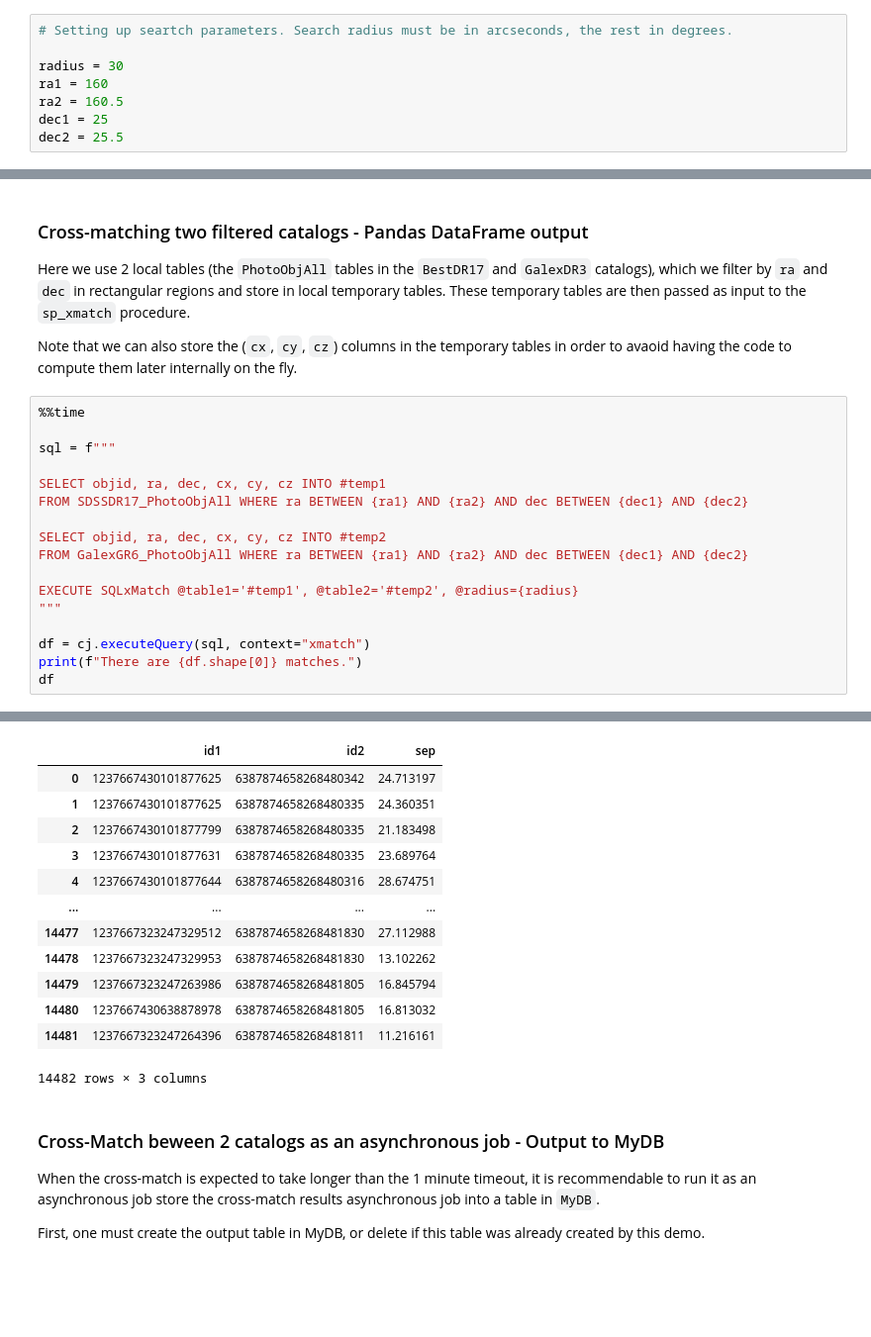
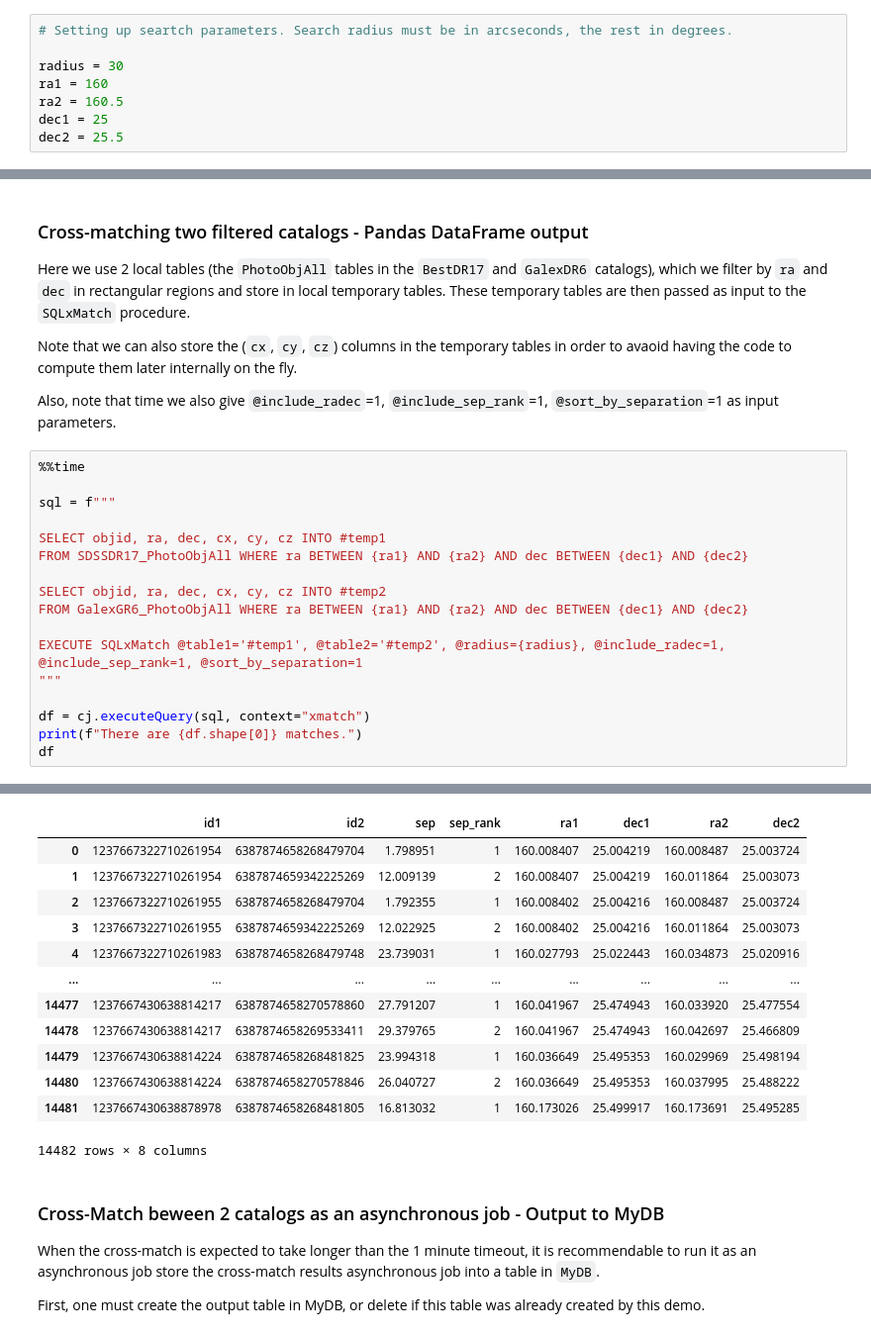
Before and after one commit to sciserver/SQLxMatch, a Jupyter notebook: demo/SQLxMatch_CasJobs_demo.ipynb, the cells around one changed output, grey strips where cells are left out. Shown at 99% size. Saved outputs shown, nothing was run; the diff lists cells and outputs as text; blank space fills up the shorter version.

```diff
--- a/demo/SQLxMatch_CasJobs_demo.ipynb
+++ b/demo/SQLxMatch_CasJobs_demo.ipynb
@@ -184,9 +185,11 @@ Wall time: 5.52 s
 # %% [markdown]
 ### Cross-matching two filtered catalogs - Pandas DataFrame output
 
-Here we use 2 local tables (the `PhotoObjAll` tables in the `BestDR17` and `GalexDR3` catalogs), which we filter by `ra` and `dec` in rectangular regions and store in local temporary tables. These temporary tables are then passed as input to the `sp_xmatch` procedure.
+Here we use 2 local tables (the `PhotoObjAll` tables in the `BestDR17` and `GalexDR6` catalogs), which we filter by `ra` and `dec` in rectangular regions and store in local temporary tables. These temporary tables are then passed as input to the `SQLxMatch` procedure.
 
 Note that we can also store the (`cx`, `cy`, `cz`) columns in the temporary tables in order to avaoid having the code to compute them later internally on the fly.
+
+Also, note that time we also give `@include_radec`=1, `@include_sep_rank`=1, `@sort_by_separation`=1 as input parameters.
 # %%
 %%time
 
@@ -198,7 +201,7 @@ FROM SDSSDR17_PhotoObjAll WHERE ra BETWEEN {ra1} AND {ra2} AND dec BETWEEN {dec1
 SELECT objid, ra, dec, cx, cy, cz INTO #temp2
 FROM GalexGR6_PhotoObjAll WHERE ra BETWEEN {ra1} AND {ra2} AND dec BETWEEN {dec1} AND {dec2}
 
-EXECUTE SQLxMatch @table1='#temp1', @table2='#temp2', @radius={radius}
+EXECUTE SQLxMatch @table1='#temp1', @table2='#temp2', @radius={radius}, @include_radec=1, @include_sep_rank=1, @sort_by_separation=1
 """
 
 df = cj.executeQuery(sql, context="xmatch")
@@ -211,16 +214,16 @@ Wall time: 4.39 s
-|  | id1 | id2 | sep |
-| 0 | 1237667430101877625 | 6387874658268480342 | 24.713197 |
-| 1 | 1237667430101877625 | 6387874658268480335 | 24.360351 |
-| 2 | 1237667430101877799 | 6387874658268480335 | 21.183498 |
-| 3 | 1237667430101877631 | 6387874658268480335 | 23.689764 |
-| 4 | 1237667430101877644 | 6387874658268480316 | 28.674751 |
-| ... | ... | ... | ... |
-| 14477 | 1237667323247329512 | 6387874658268481830 | 27.112988 |
-| 14478 | 1237667323247329953 | 6387874658268481830 | 13.102262 |
-| 14479 | 1237667323247263986 | 6387874658268481805 | 16.845794 |
-| 14480 | 1237667430638878978 | 6387874658268481805 | 16.813032 |
-| 14481 | 1237667323247264396 | 6387874658268481811 | 11.216161 |
+|  | id1 | id2 | sep | sep_rank | ra1 | dec1 | ra2 | dec2 |
+| 0 | 1237667322710261954 | 6387874658268479704 | 1.798951 | 1 | 160.008407 | 25.004219 | 160.008487 | 25.003724 |
+| 1 | 1237667322710261954 | 6387874659342225269 | 12.009139 | 2 | 160.008407 | 25.004219 | 160.011864 | 25.003073 |
+| 2 | 1237667322710261955 | 6387874658268479704 | 1.792355 | 1 | 160.008402 | 25.004216 | 160.008487 | 25.003724 |
+| 3 | 1237667322710261955 | 6387874659342225269 | 12.022925 | 2 | 160.008402 | 25.004216 | 160.011864 | 25.003073 |
+| 4 | 1237667322710261983 | 6387874658268479748 | 23.739031 | 1 | 160.027793 | 25.022443 | 160.034873 | 25.020916 |
+| ... | ... | ... | ... | ... | ... | ... | ... | ... |
+| 14477 | 1237667430638814217 | 6387874658270578860 | 27.791207 | 1 | 160.041967 | 25.474943 | 160.033920 | 25.477554 |
+| 14478 | 1237667430638814217 | 6387874658269533411 | 29.379765 | 2 | 160.041967 | 25.474943 | 160.042697 | 25.466809 |
+| 14479 | 1237667430638814224 | 6387874658268481825 | 23.994318 | 1 | 160.036649 | 25.495353 | 160.029969 | 25.498194 |
+| 14480 | 1237667430638814224 | 6387874658270578846 | 26.040727 | 2 | 160.036649 | 25.495353 | 160.037995 | 25.488222 |
+| 14481 | 1237667430638878978 | 6387874658268481805 | 16.813032 | 1 | 160.173026 | 25.499917 | 160.173691 | 25.495285 |
-14482 rows × 3 columns
+14482 rows × 8 columns
 # %% [markdown]
 ### Cross-Match beween 2 catalogs as an asynchronous job - Output to MyDB
 
```
Also changed, not shown: parts of 10 cells of this notebook, 3 other files.
